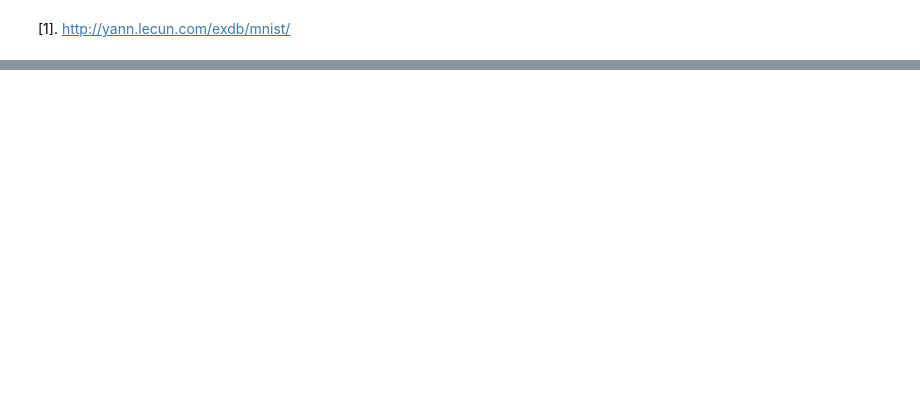
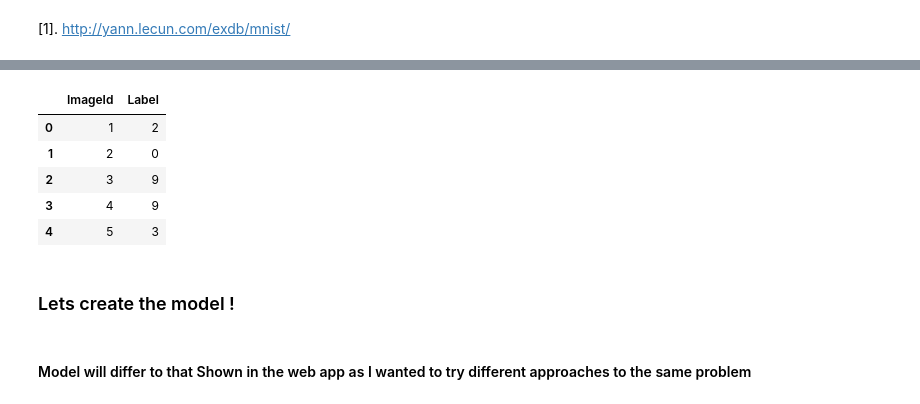
Before and after one commit to ross39/Emerging-Technology-Project, a Jupyter notebook: MNIST_Dataset.ipynb, the cells around one changed output, grey strips where cells are left out. Saved outputs shown, nothing was run; the diff lists cells and outputs as text; code cells hidden in the pictures; blank space fills up the shorter version.

```diff
--- a/MNIST_Dataset.ipynb
+++ b/MNIST_Dataset.ipynb
@@ -140,0 +464,10 @@ plt.show()
+# %%
+Inp = Input(shape=(784,))
+x = Dense(n_hidden_1, activation='relu', name = "Hidden_Layer_1")(Inp)
+x = Dropout(0.3)(x)
+x = Dense(n_hidden_2, activation='relu', name = "Hidden_Layer_2")(x)
+x = Dropout(0.3)(x)
+x = Dense(n_hidden_3, activation='relu', name = "Hidden_Layer_3")(x)
+x = Dropout(0.3)(x)
+x = Dense(n_hidden_4, activation='relu', name = "Hidden_Layer_4")(x)
+output = Dense(num_digits, activation='softmax', name = "Output_Layer")(x)
@@ -140,0 +478,4 @@ plt.show()
+# %%
+# Our model would have '6' layers - input layer, 4 hidden layer and 1 output layer
+model4 = Model(Inp, output)
+model4.summary() # We have 297,910 parameters to estimate
@@ -140,0 +500,9 @@ plt.show()
+# %%
+model4.compile(loss='categorical_crossentropy',
+              optimizer='adam',
+              metrics=['accuracy'])
+# %%
+history = model4.fit(X_train, y_train,
+                    batch_size = batch_size,
+                    epochs = training_epochs,
+                    validation_data=(X_cv, y_cv))
@@ -140,0 +527,19 @@ plt.show()
+# %%
+test_pred = pd.DataFrame(model4.predict(X_test, batch_size=200))
+test_pred = pd.DataFrame(test_pred.idxmax(axis = 1))
+test_pred.index.name = 'ImageId'
+test_pred = test_pred.rename(columns = {0: 'Label'}).reset_index()
+test_pred['ImageId'] = test_pred['ImageId'] + 1
+
+test_pred.head()
+# %% [output]
+|  | ImageId | Label |
+| 0 | 1 | 2 |
+| 1 | 2 | 0 |
+| 2 | 3 | 9 |
+| 3 | 4 | 9 |
+| 4 | 5 | 3 |
+# %% [markdown]
+### Lets create the model !
+# %% [markdown]
+#### Model will differ to that Shown in the web app as I wanted to try different approaches to the same problem
```
Also changed, not shown: parts of 32 cells of this notebook.
